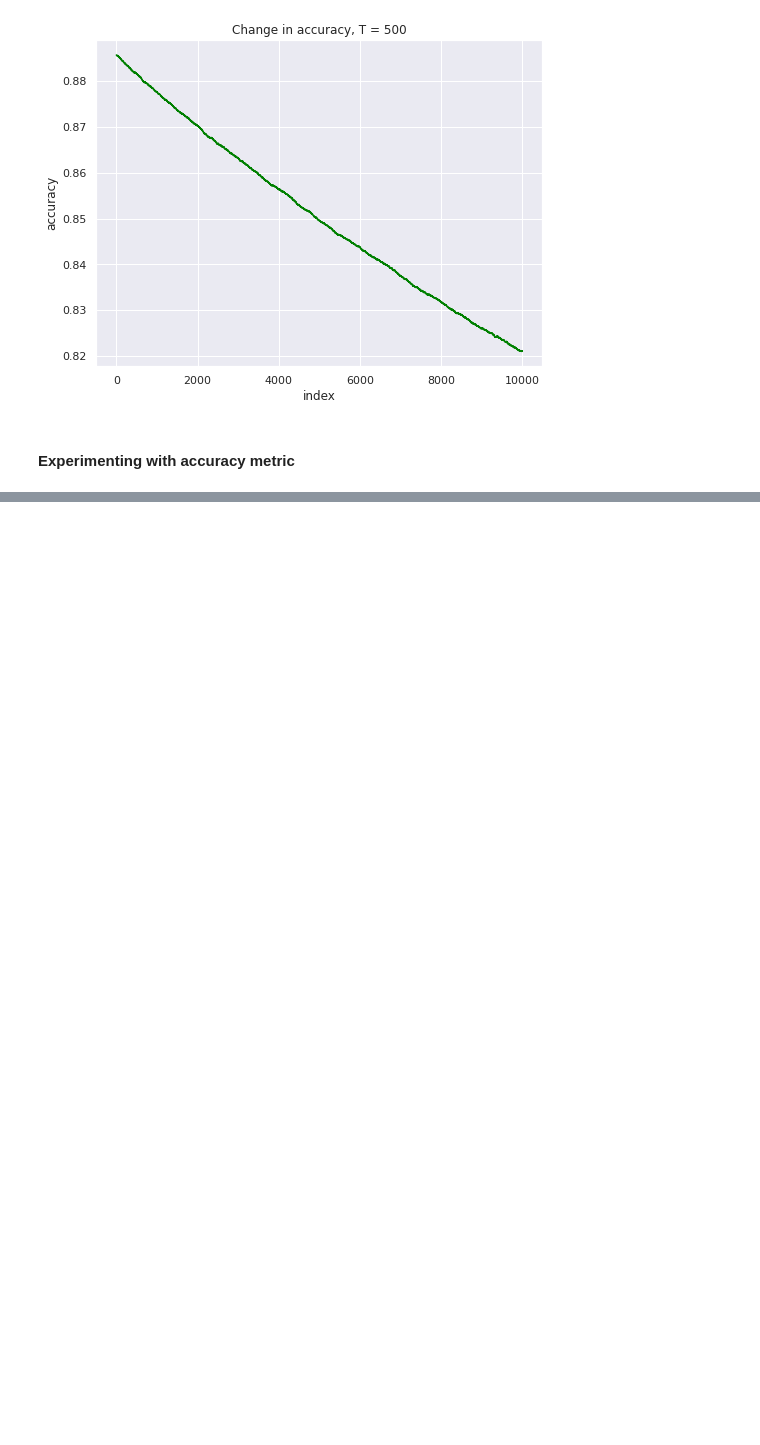
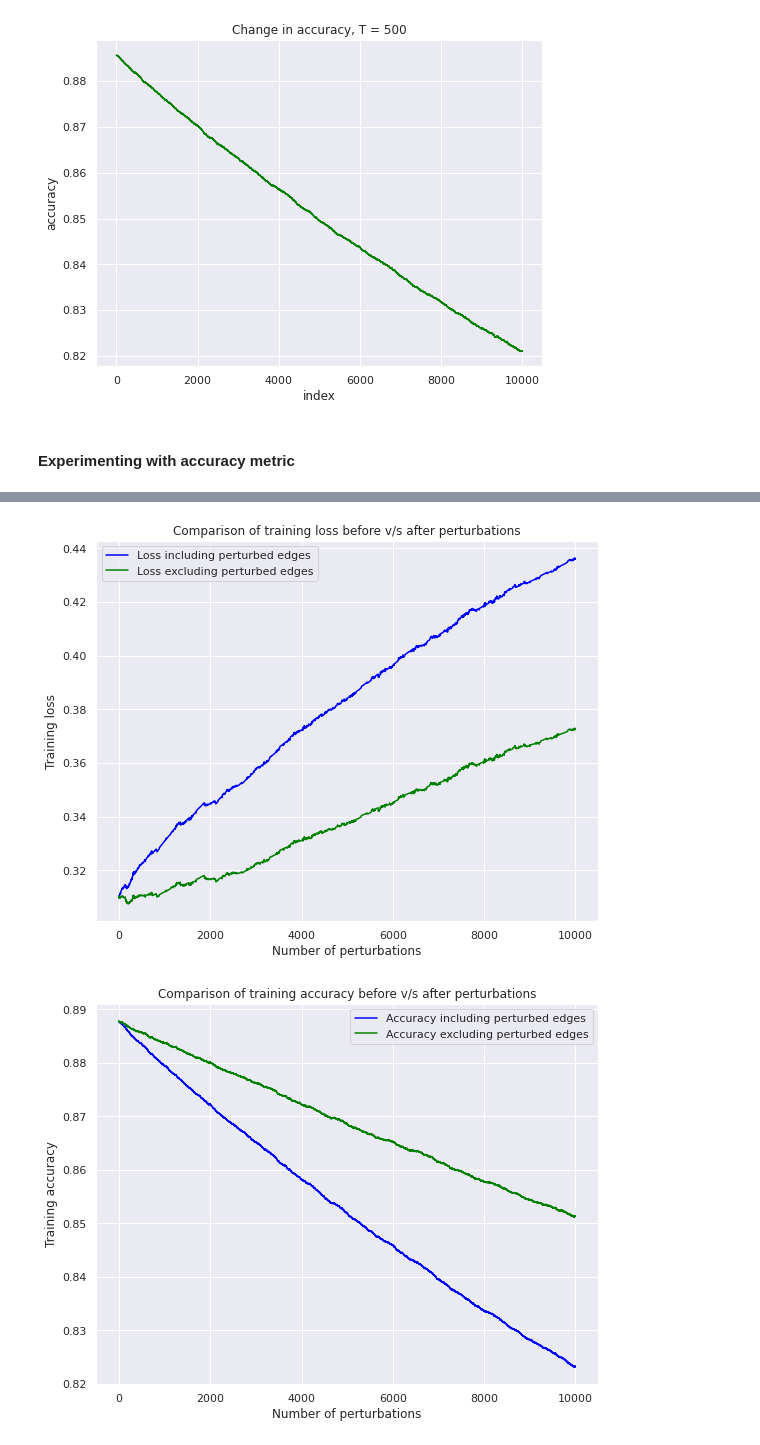
Before and after one commit to aravind-gk/RecSysAttack, a Jupyter notebook: meta.ipynb, the cells around one changed output, grey strips where cells are left out. Drawn from its saved outputs; the diff is of its cells as text; code cells hidden in the pictures; blank space fills up the shorter version.

Commit message:
added some plots

```diff
--- a/meta.ipynb
+++ b/meta.ipynb
@@ -555,0 +529,4 @@ tensor([0.4963, 0.1320, 0.3074, 0.6341])
+# %%
+perturbations_reset = perturbations.reset_index()
+perturbations_reset.columns = ['# Perturbations', 'Perturbed edge', 'Meta gradient', 'Accuracy including perturbed edges', 'Accuracy excluding perturbed edges', 'Loss including perturbed edges', 'Loss excluding perturbed edges']
+perturbations_reset
@@ -555,0 +547,27 @@ tensor([0.4963, 0.1320, 0.3074, 0.6341])
+# %%
+sns.set_theme()
+figsize = (9, 7)
+
+# Loss plot
+
+plt.figure(figsize = figsize)
+sns.lineplot(data = perturbations_reset, x = '# Perturbations', y = 'Loss including perturbed edges', color = 'blue').set_title('Comparison of training loss before v/s after perturbations')
+fig = sns.lineplot(data = perturbations_reset, x = '# Perturbations', y = 'Loss excluding perturbed edges', color = 'green').get_figure()
+plt.xlabel('Number of perturbations')
+plt.ylabel('Training loss')
+plt.legend(labels = ['Loss including perturbed edges', 'Loss excluding perturbed edges'], loc = 'upper left')
+fig.savefig('plots/losses_' + filename)
+plt.show()
+
+# Accuracy plot
+plt.figure(figsize = figsize)
+sns.lineplot(data = perturbations_reset, x = '# Perturbations', y = 'Accuracy including perturbed edges', color = 'blue').set_title('Comparison of training accuracy before v/s after perturbations')
+fig = sns.lineplot(data = perturbations_reset, x = '# Perturbations', y = 'Accuracy excluding perturbed edges', color = 'green').get_figure()
+plt.xlabel('Number of perturbations')
+plt.ylabel('Training accuracy')
+plt.legend(labels = ['Accuracy including perturbed edges', 'Accuracy excluding perturbed edges'])
+fig.savefig('plots/accuracy_' + filename)
+plt.show()
+# %% [output]
+[figure, added]
+[figure, added]
```
Also changed, not shown: parts of 8 cells of this notebook, 4 other files.
